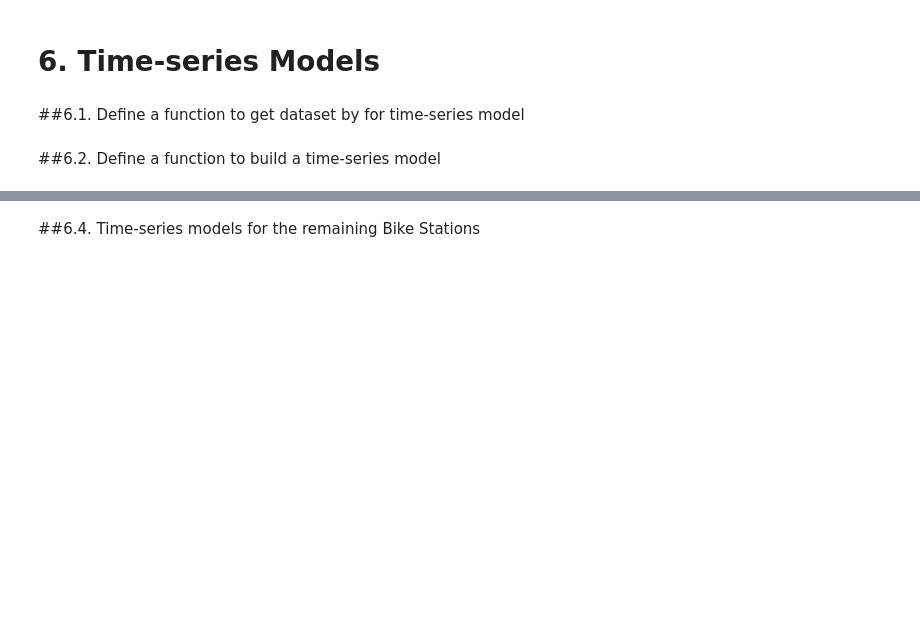
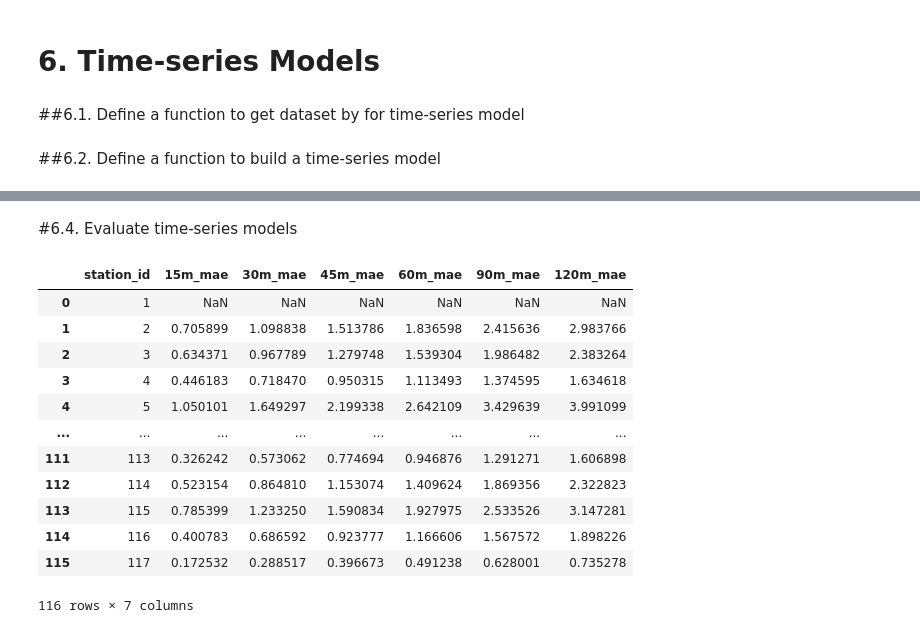
Before and after one commit to tienthanh21189/dublinbikes_predictive_modelling, a Jupyter notebook: single_station_model.ipynb, the cells around one changed output, grey strips where cells are left out. Saved outputs shown, nothing was run; the diff lists cells and outputs as text; code cells hidden in the pictures; blank space fills up the shorter version.

```diff
--- a/single_station_model.ipynb
+++ b/single_station_model.ipynb
@@ -1234,2 +1157,20 @@ Best ARIMA(2, 0, 2) MSE=1.901
 # %% [markdown]
-##6.4. Time-series models for the remaining Bike Stations
+#6.4. Evaluate time-series models
+# %%
+time_series_metrics = pd.read_csv('drive/MyDrive/dublinbikes/time_series_model_metrics.csv')
+time_series_metrics = time_series_metrics[['station_id','15m_mae','30m_mae','45m_mae','60m_mae','90m_mae','120m_mae']]
+time_series_metrics
+# %% [output]
+|  | station_id | 15m_mae | 30m_mae | 45m_mae | 60m_mae | 90m_mae | 120m_mae |
+| 0 | 1 | NaN | NaN | NaN | NaN | NaN | NaN |
+| 1 | 2 | 0.705899 | 1.098838 | 1.513786 | 1.836598 | 2.415636 | 2.983766 |
+| 2 | 3 | 0.634371 | 0.967789 | 1.279748 | 1.539304 | 1.986482 | 2.383264 |
+| 3 | 4 | 0.446183 | 0.718470 | 0.950315 | 1.113493 | 1.374595 | 1.634618 |
+| 4 | 5 | 1.050101 | 1.649297 | 2.199338 | 2.642109 | 3.429639 | 3.991099 |
+| ... | ... | ... | ... | ... | ... | ... | ... |
+| 111 | 113 | 0.326242 | 0.573062 | 0.774694 | 0.946876 | 1.291271 | 1.606898 |
+| 112 | 114 | 0.523154 | 0.864810 | 1.153074 | 1.409624 | 1.869356 | 2.322823 |
+| 113 | 115 | 0.785399 | 1.233250 | 1.590834 | 1.927975 | 2.533526 | 3.147281 |
+| 114 | 116 | 0.400783 | 0.686592 | 0.923777 | 1.166606 | 1.567572 | 1.898226 |
+| 115 | 117 | 0.172532 | 0.288517 | 0.396673 | 0.491238 | 0.628001 | 0.735278 |
+116 rows × 7 columns
```
Also changed, not shown: parts of 17 cells of this notebook.
